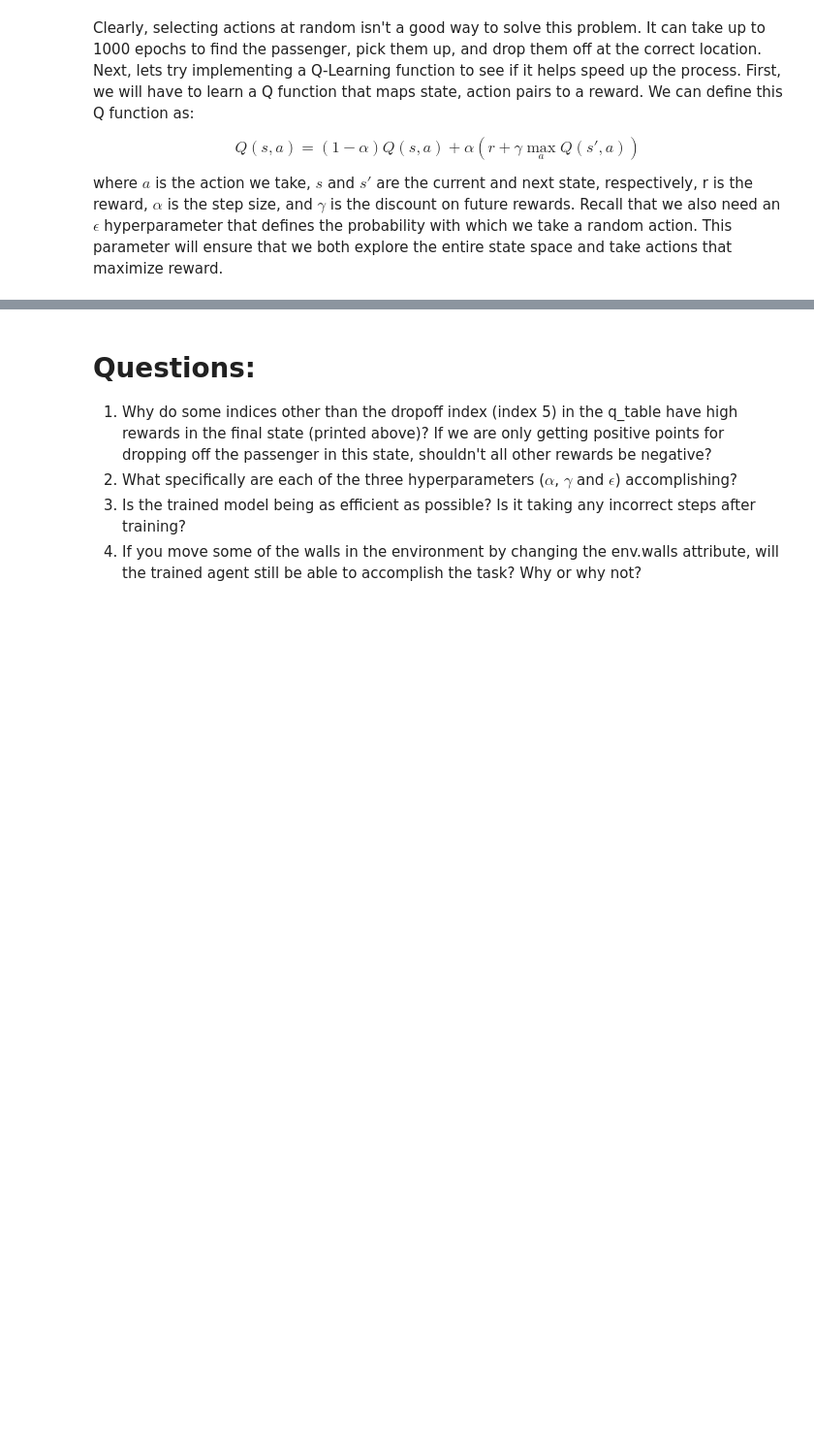
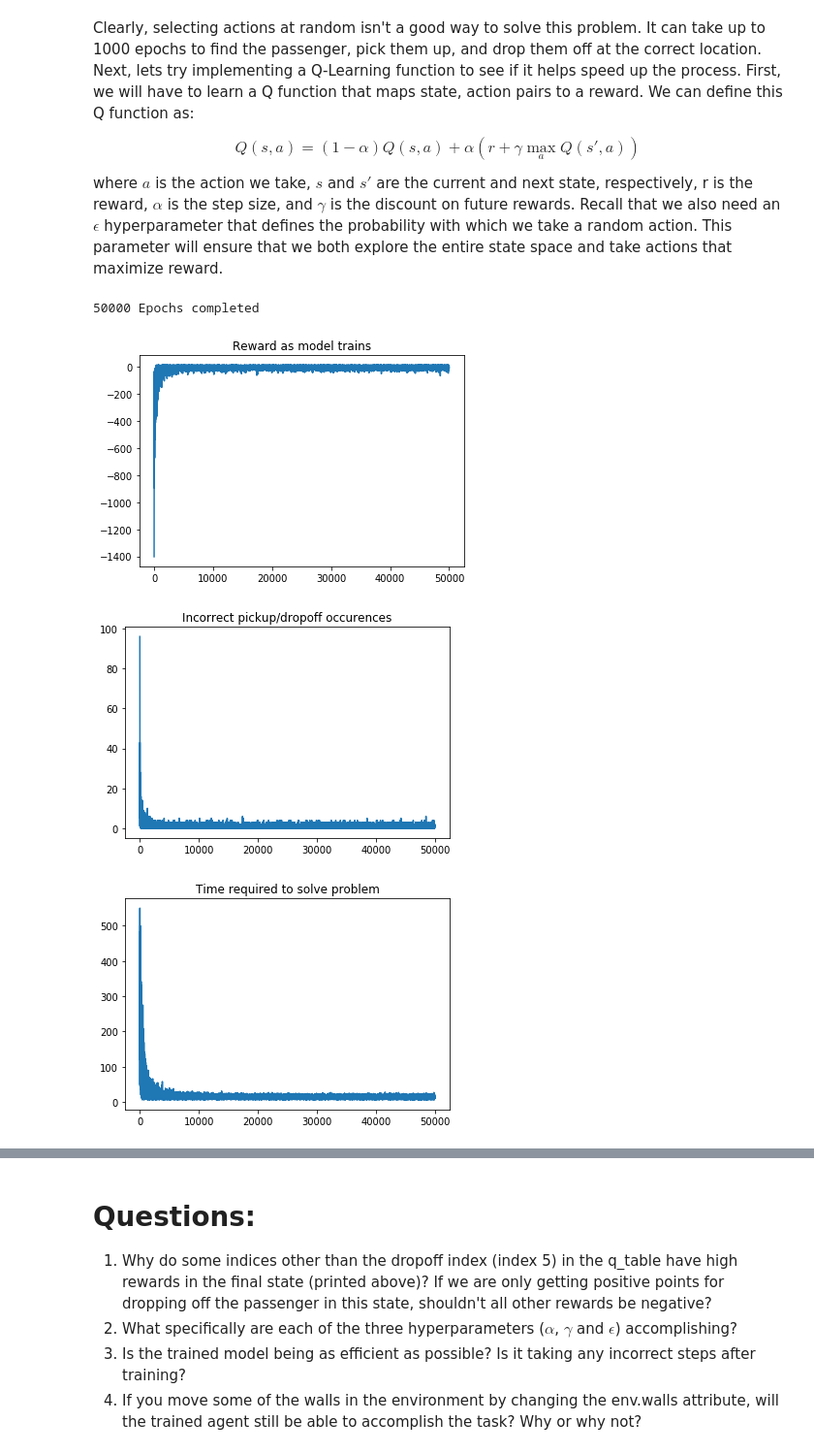
Before and after one commit to sarahwalling/Week_6_Reinforcement_Learning, a Jupyter notebook: Q_Reinforcement_Learning.ipynb, the cells around one changed output, grey strips where cells are left out. Shown: that part at 97% size. Drawn from its saved outputs; the diff is of its cells as text; code cells hidden in the pictures; blank space fills up the shorter version.

```diff
--- a/Q_Reinforcement_Learning.ipynb
+++ b/Q_Reinforcement_Learning.ipynb
@@ -61,6 +66,6 @@ def UpdateQTable(choice,current_reward,Q_values,Q_tracker):
     return Q_values, Q_tracker
 # %%
-eps_list = [] ###TO DO### choose 3 values of epsilon
+eps_list = [0.9, 0.5, 0.1] ###TO DO### choose 3 values of epsilon
 
 num_buttons = 10 #number of buttons or arms our machine has
 
@@ -68,7 +73,7 @@ buttons_mean = [np.random.normal(100,10) for x in range(num_buttons)] #initializ
 buttons_variance = [np.random.normal(5,2) for x in range(num_buttons)] #initialize variance of each button
 
 # run the experiment
-final_exp = ###TO DO###
+final_exp = Experiment(eps_list, num_buttons)
 
 #compute running average of reward
 for i in range(len(final_exp)):
@@ -127,7 +134,7 @@ class Environment(object):
 
         # Initialize a random state
         self.row, self.col, self.passenger, self.destination = self.reset()
-        self.state = State(##TO DO##) # Hint: Look at the namedtuple above to see what we want to store in our state.
+        self.state = State(self.row, self.col, self.passenger, self.destination) # Hint: Look at the namedtuple above to see what we want to store in our state.
 
         # Define walls and pickup/dropoff locations
         self.walls = [(0, 1), (3, 0), (4, 0), (3, 2), (4, 2)]
@@ -178,11 +185,11 @@ class Environment(object):
                 penalties += 1
 
         # Update location, points and state
-        self.row, self.col, self.passenger = ## TO DO ##
+        self.row, self.col, self.passenger = row, col, passenger
         self.points += points
         self.penalties += penalties
         self.complete = complete
-        self.state = ## TO DO ##
+        self.state = State(self.row, self.col, self.passenger, self.destination)
 
         return self.state, points, complete
 
@@ -278,14 +285,12 @@ for i in range(1, 1001):
     epochs = 0
 
     # Repeat while the task is not complete
-    while ## TO DO ##: Hint: There is an attribute in the environment class that says whether or not the task is complete.
-
-        # Take a random action
+    while (env.complete == False):
         action = np.random.randint(6)
 
         ## TO DO ## Replace with method in class that takes a step for us
-        frames.append(env.display(action) + 'Epochs: {}\n'.format(epochs))
-
+        #frames.append(env.display(action) + 'Epochs: {}\n'.format(epochs))
+        env.step(action)
         epochs += 1
 
     if i % 100 == 0:
@@ -346,7 +357,7 @@ rewards = []
 
 for i in range(1, 50001):
 
-    state = ## TO DO ## Replace with Environment method that resets to a new state
+    state = env.reset()
 
     # Will keep track of metrics as model trains
     epochs, penalties, points = 0, 0, 0
@@ -362,48 +373,53 @@ for i in range(1, 50001):
 
         # Otherwise take the action that maximizes reward
         else:
-            action = ## TO DO ## Replace with action that maximizes reward for the current state
+            action = np.argmax(q_table[state_num]) ## Replace with action that maximizes reward for the current state
 
         # Determine the state and reward given by the step taken by an action
-        next_state, reward, _ = ## TO DO ##
+        next_state, reward, _ = env.step(action)
 
         # Map the action to a location in the Q-table
         next_num = state_map[next_state]
 
         # Look up the reward in the Q-table for the last time step
-        old_value = ## TO DO ##
+        old_value = q_table[state_num, action]
 
         # Predict the maximum possible reward for the next timestep
-        next_max = ## TO DO ##
+        next_max = np.max(q_table[next_num])
 
         # Update Q-Table with discounted future reward. This is where we implement the equation given above.
         # In this case, our Q 'function' is the Q-Table
-        new_value = ## TO DO ##
+        new_value = (1 - alpha) * old_value + alpha * (reward + gamma * next_max)
         q_table[state_num, action] = new_value
 
         # Reset the old state to the next state
-        state = ## TO DO ##
+        state = next_state
         epochs += 1
 
     rewards.append(env.points)
     all_penalties.append(env.penalties)
     all_epochs.append(epochs)
 
     if i % 100 == 0:
         clear_output(wait=True)
         print('{} Epochs completed'.format(i))
 
 plt.plot(range(50000), rewards)
 plt.title('Reward as model trains')
 plt.show()
 
 plt.plot(range(50000), all_penalties)
 plt.title('Incorrect pickup/dropoff occurences')
 plt.show()
 
 plt.plot(range(50000), all_epochs)
 plt.title('Time required to solve problem')
 plt.show()
+# %% [output]
+50000 Epochs completed
+[figure, added]
+[figure, added]
+[figure, added]
 # %%
 points = []
 eps = []
```
Also changed, not shown: parts of 7 cells of this notebook.
